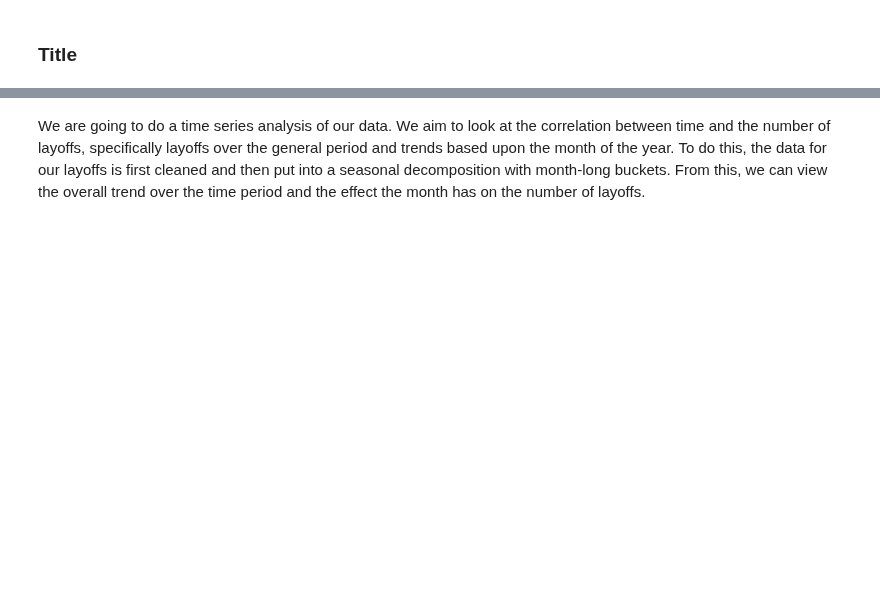
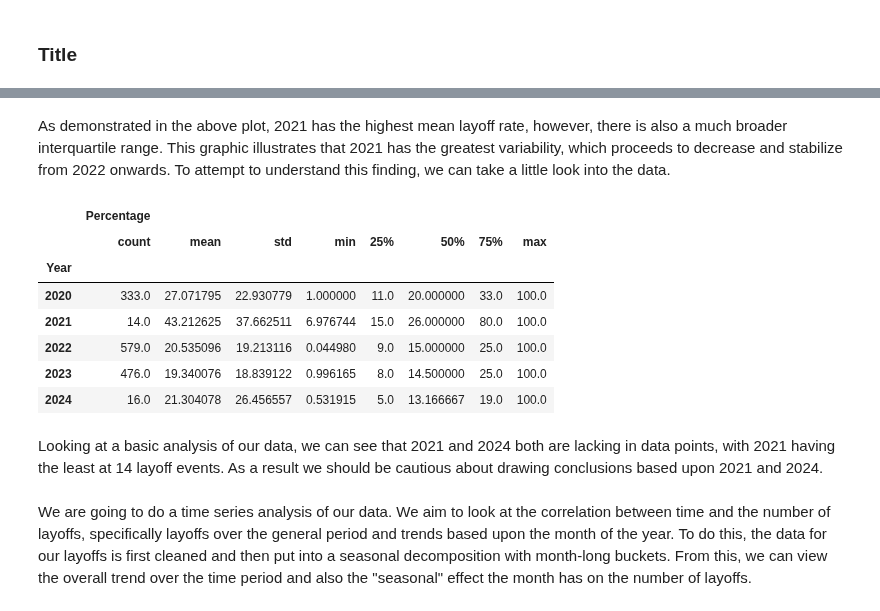
Before and after one commit to COGS108/Group019_WI24, a Jupyter notebook: Outlines/final_section_matthew.ipynb, the cells around one changed output, grey strips where cells are left out. Saved outputs shown, nothing was run; the diff lists cells and outputs as text; code cells hidden in the pictures; blank space fills up the shorter version.

```diff
--- a/Outlines/final_section_matthew.ipynb
+++ b/Outlines/final_section_matthew.ipynb
@@ -42,3 +42,18 @@ Some text explaining:
+# %% [markdown]
+As demonstrated in the above plot, 2021 has the highest mean layoff rate, however, there is also a much broader interquartile range. This graphic illustrates that 2021 has the greatest variability, which proceeds to decrease and stabilize from 2022 onwards. To attempt to understand this finding, we can take a little look into the data.
+# %%
+df[["Year", "Percentage"]].groupby("Year").describe()
+# %% [output]
+|  | Percentage |  |  |  |  |  |  |  |
+|  | count | mean | std | min | 25% | 50% | 75% | max |
+| Year |  |  |  |  |  |  |  |  |
+| 2020 | 333.0 | 27.071795 | 22.930779 | 1.000000 | 11.0 | 20.000000 | 33.0 | 100.0 |
+| 2021 | 14.0 | 43.212625 | 37.662511 | 6.976744 | 15.0 | 26.000000 | 80.0 | 100.0 |
+| 2022 | 579.0 | 20.535096 | 19.213116 | 0.044980 | 9.0 | 15.000000 | 25.0 | 100.0 |
+| 2023 | 476.0 | 19.340076 | 18.839122 | 0.996165 | 8.0 | 14.500000 | 25.0 | 100.0 |
+| 2024 | 16.0 | 21.304078 | 26.456557 | 0.531915 | 5.0 | 13.166667 | 19.0 | 100.0 |
+# %% [markdown]
+Looking at a basic analysis of our data, we can see that 2021 and 2024 both are lacking in data points, with 2021 having the least at 14 layoff events. As a result we should be cautious about drawing conclusions based upon 2021 and 2024.
 # %% [markdown]
-We are going to do a time series analysis of our data. We aim to look at the correlation between time and the number of layoffs, specifically layoffs over the general period and trends based upon the month of the year. To do this, the data for our layoffs is first cleaned and then put into a seasonal decomposition with month-long buckets. From this, we can view the overall trend over the time period and the effect the month has on the number of layoffs.
+We are going to do a time series analysis of our data. We aim to look at the correlation between time and the number of layoffs, specifically layoffs over the general period and trends based upon the month of the year. To do this, the data for our layoffs is first cleaned and then put into a seasonal decomposition with month-long buckets. From this, we can view the overall trend over the time period and also the "seasonal" effect the month has on the number of layoffs.
 # %%
```
Also changed, not shown: parts of 13 cells of this notebook, 1 other file.
